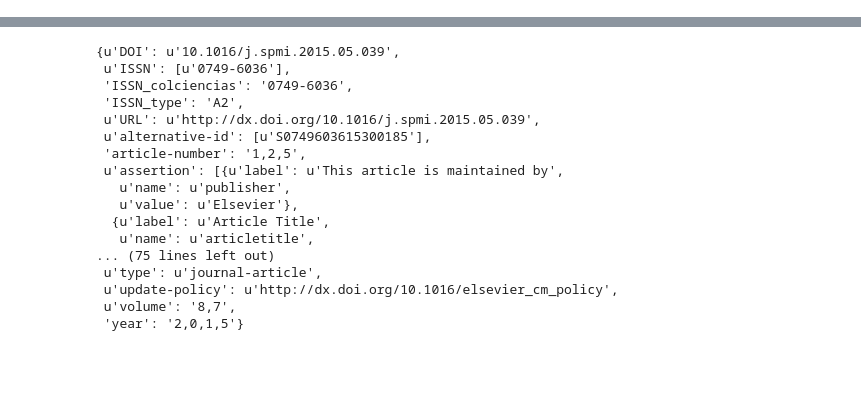
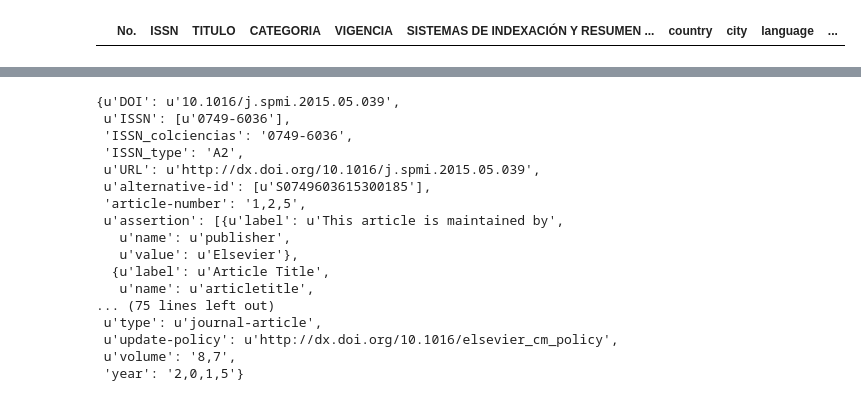
Before and after one commit to restrepo/webpy, a Jupyter notebook: revista.ipynb, the cells around one changed output, grey strips where cells are left out. Cells and saved outputs as stored; diff of their text form; code cells hidden in the pictures; blank space fills up the shorter version.

```diff
--- a/revista.ipynb
+++ b/revista.ipynb
@@ -27,0 +259,4 @@ Copy the next table and paste into the Copy sheet of:
+# %%
+publindex[publindex['ISSN']==issn]
+# %% [output]
+|  | No. | ISSN | TITULO | CATEGORIA | VIGENCIA | SISTEMAS DE INDEXACIÓN Y RESUMEN ... | country | city | language | ... |
```
Also changed, not shown: parts of 33 cells of this notebook, 3 other files.
